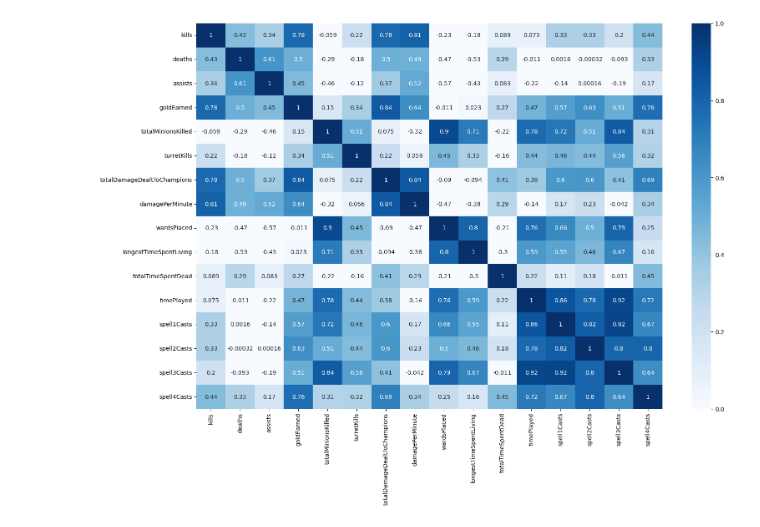
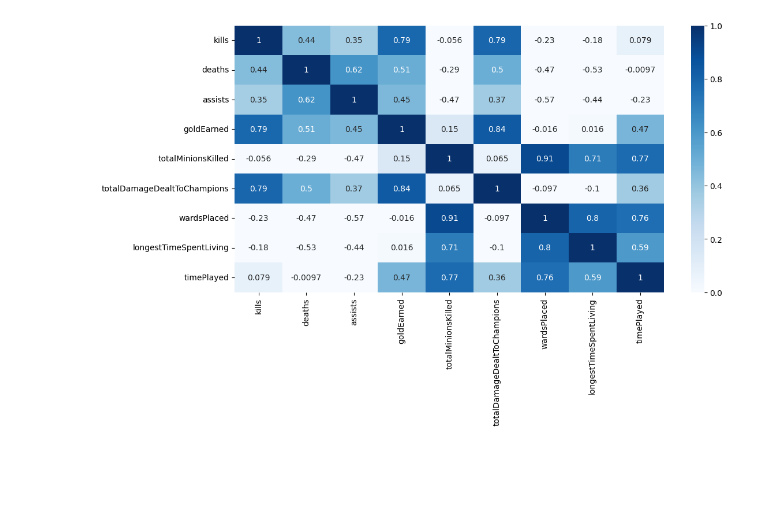
Before and after one commit to hoangnghiem17/LeagueOfLegends_Outcome_Predictor, a Jupyter notebook: EDA.ipynb, the cells around one changed output. Drawn from its saved outputs; the diff is of its cells as text; code cells hidden in the pictures; blank space fills up the shorter version.

```diff
--- a/EDA.ipynb
+++ b/EDA.ipynb
@@ -132,9 +157,5 @@ memory usage: 13.3+ KB
 # %%
-# EDA - correlation
-import seaborn as sns
-import numpy as np
-import matplotlib.pyplot as plt
-
-df_numeric = df.drop(columns=["matchId", "win"])
+# EDA - correlation with focus on combat stats
+df_numeric = df.drop(columns=["matchId", "win", "turretKills", "damagePerMinute", "totalTimeSpentDead", "spell1Casts", "spell2Casts", "spell3Casts", "spell4Casts"])
 df_numeric.head()
 # %% [output]
@@ -148,7 +169,7 @@ df_numeric.head()
 corr = df_numeric.corr(method="pearson")
 display(corr)
 
-corr_heatmap = plt.figure(figsize=(18,12))
+corr_heatmap = plt.figure(figsize=(12,6))
 sns.heatmap(corr, cmap="Blues", annot=True, vmin=0, vmax=1)
 plt.show()
 # %% [output]
@@ -172 +186 @@ plt.show()
-[figure, old version]
+[figure, new version]
```
Also changed, not shown: parts of 28 cells of this notebook, 2 other files.
